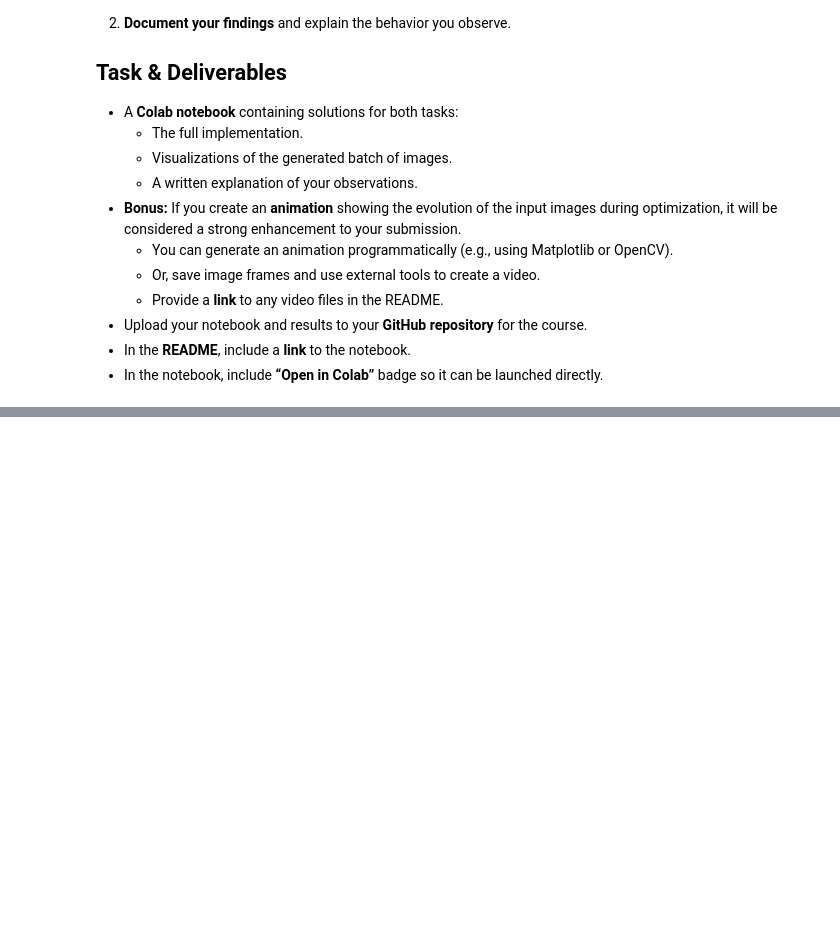
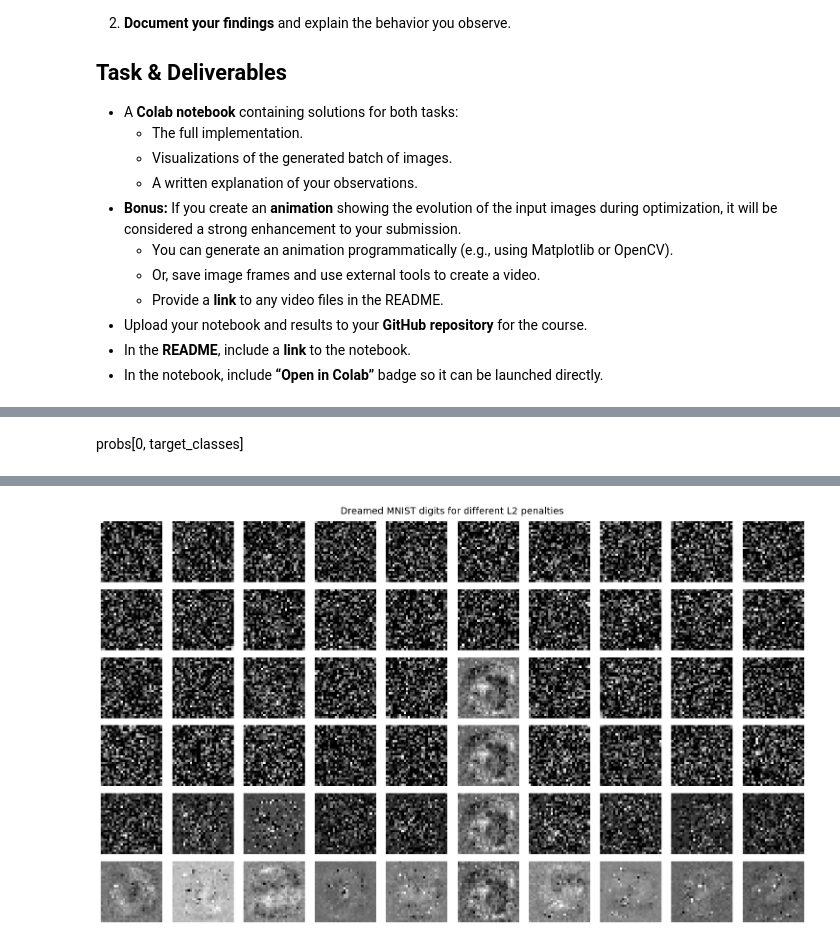
Before and after one commit to MichalSlowakiewicz/Machine-Learning, a Jupyter notebook: Homework9.ipynb, the cells around one changed output, grey strips where cells are left out. Drawn from its saved outputs; the diff is of its cells as text; code cells hidden in the pictures; blank space fills up the shorter version.

```diff
--- a/Homework9.ipynb
+++ b/Homework9.ipynb
@@ -358,0 +323,70 @@ Step 299, Loss: 0.0136, Accuracy: 1.00
+# %% [markdown]
+probs[0, target_classes]
+# %%
+import torch
+import torch.nn.functional as F
+import matplotlib.pyplot as plt
+
+# Konfiguracja
+net.eval()
+for param in net.parameters():
+    param.requires_grad = False
+
+# Parametry
+mean_dataset = 0.1307
+std_dataset = 0.3081
+device = next(net.parameters()).device
+
+# Lista lambda L2 do przetestowania
+lambda_l2_values = [0.0, 0.001, 0.01, 0.1, 1.0, 10.0]
+
+# Przechowywanie wyników do wizualizacji
+all_results = []
+
+for lambda_l2 in lambda_l2_values:
+    print(f"\n=== Lambda L2: {lambda_l2} ===")
+
+    # Inicjalizacja wejść
+    dreamed_inputs = torch.randn((10, 1, 28, 28), device=device, requires_grad=True)
+    target_classes = torch.arange(10, device=device)
+    optimizer = torch.optim.Adam([dreamed_inputs], lr=0.01)
+
+    for step in range(1000):
+        optimizer.zero_grad()
+        normalized_inputs = (dreamed_inputs - mean_dataset) / std_dataset
+        logits = net(normalized_inputs)
+
+        # Strata: cross-entropy + kara L2
+        ce_loss = F.cross_entropy(logits, target_classes)
+        l2_loss = dreamed_inputs.pow(2).mean()
+        total_loss = ce_loss + lambda_l2 * l2_loss
+
+        total_loss.backward()
+        optimizer.step()
+
+        if step % 200 == 0 or step == 999:
+            with torch.no_grad():
+                probs = F.softmax(logits, dim=1)
+                max_probs = probs.gather(1, target_classes.view(-1, 1))
+                print(f"[{step}] CE: {ce_loss.item():.4f}, L2: {l2_loss.item():.4f}, Total: {total_loss.item():.4f}")
+                print("Confidences:", [round(p.item(), 3) for p in max_probs])
+
+    # Odskalowanie i odcięcie wartości
+    with torch.no_grad():
+        vis = dreamed_inputs.detach().cpu() * std_dataset + mean_dataset
+        vis = vis.clamp(0, 1)
+        all_results.append((lambda_l2, vis))
+
+# Wizualizacja
+fig, axs = plt.subplots(len(all_results), 10, figsize=(15, 1.5 * len(all_results)))
+for row_idx, (lambda_l2, images) in enumerate(all_results):
+    for col_idx in range(10):
+        ax = axs[row_idx, col_idx] if len(all_results) > 1 else axs[col_idx]
+        ax.imshow(images[col_idx][0], cmap='gray')
+        ax.axis('off')
+        if col_idx == 0:
+            ax.set_ylabel(f"λ={lambda_l2}", rotation=0, labelpad=30)
+plt.suptitle("Dreamed MNIST digits for different L2 penalties", fontsize=14)
+plt.tight_layout()
+plt.show()
+# %% [output]
@@ -358,0 +410 @@ Step 299, Loss: 0.0136, Accuracy: 1.00
+[figure, added]
```
Also changed, not shown: parts of 9 cells of this notebook.
